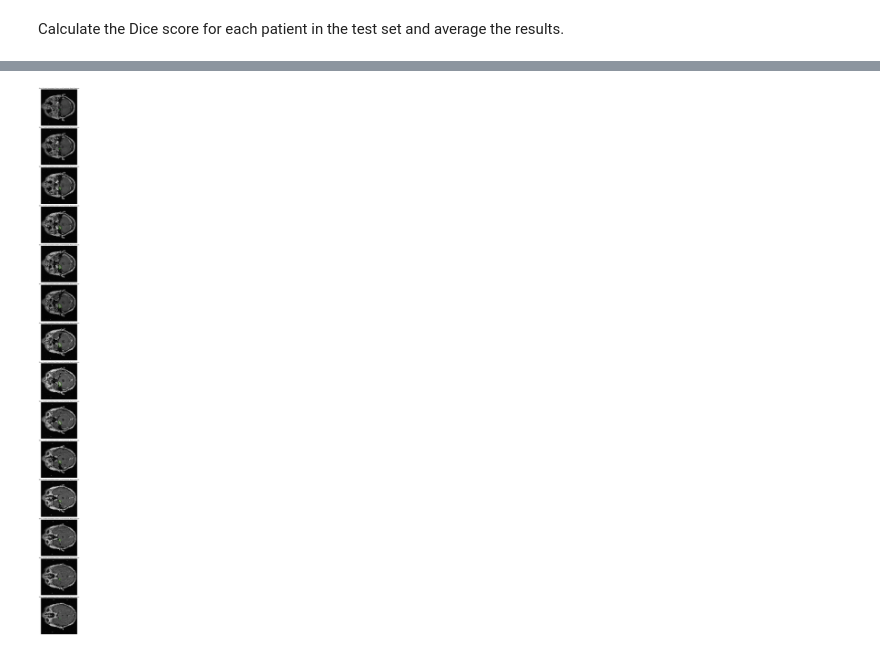
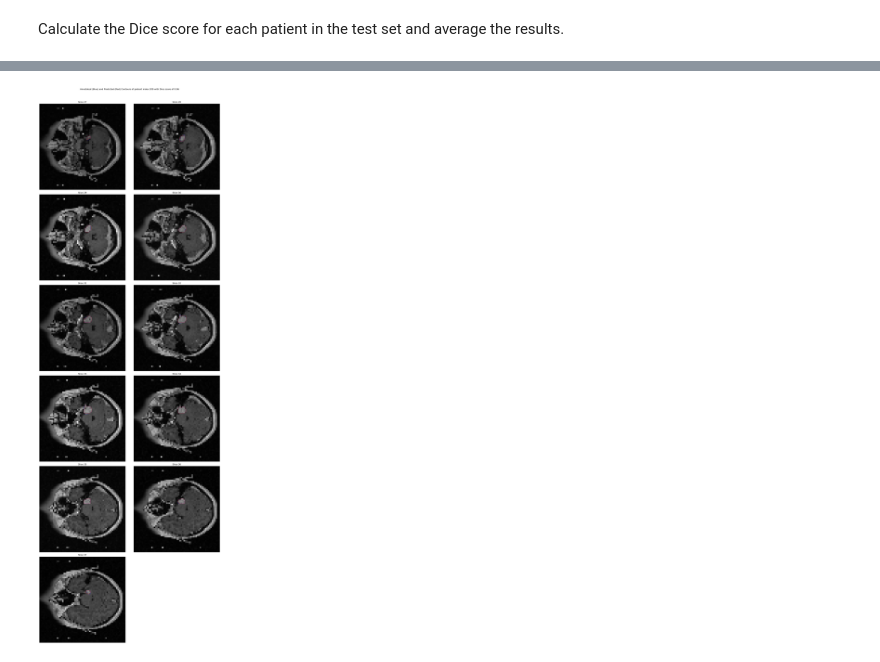
Before and after one commit to j00lie/thesis, a Jupyter notebook: train.ipynb, the cells around one changed output, grey strips where cells are left out. Drawn from its saved outputs; the diff is of its cells as text; code cells hidden in the pictures.

```diff
--- a/train.ipynb
+++ b/train.ipynb
@@ -295,47 +372,52 @@ def hausdorff95_distance(mask_true, mask_pred):
 # %%
-def plot_test_image_with_contours(index, X_test, Y_test):
+def plot_test_image_with_contours_multicolumn(index, X_test, Y_test, slices_per_row=2):
     """
-    Plots multiple slices of a 3D test image with annotated and predicted contours in the same figure.
+    Plots multiple slices of a 3D test image with annotated and predicted contours in a multi-column format.
 
     Parameters:
     - index: Index of the test image to plot.
     - X_test: Array of test images.
     - Y_test: Array of annotated masks/lines.
+    - slices_per_row: Number of slices to display per row.
     """
 
     # Extract the specified test image and its corresponding masks
     img = X_test[index]
     annotated_mask = Y_test[index]
 
-    # Predict the mask
+
     predicted_mask = model.predict(np.expand_dims(X_test[index, ...], axis=0))
+
     predicted_mask_t = predicted_mask > 0.5
     slice_indices = [
         i for i in range(img.shape[2]) if np.sum(annotated_mask[:, :, i]) > 0
-    ]
+    ]  # Get the slices where annotation exists
 
     num_slices = len(slice_indices)
-    plt.figure(figsize=(5, 5 * num_slices))
+    num_rows = int(np.ceil(num_slices / slices_per_row))
+
+    fig = plt.figure(figsize=(15, 7 * num_rows))
 
     for i, idx in enumerate(slice_indices):
-        plt.subplot(num_slices, 1, i + 1)  # Create a subplot for each slice
+        plt.subplot(num_rows, slices_per_row, i + 1)  # Create a subplot for each slice
 
         # Display the test image slice
         plt.imshow(img[:, :, idx], cmap="gray")
 
         # Display the annotated contour (in green color) for the slice
-        plt.contour(annotated_mask[:, :, idx], colors="g", linewidths=0.5, levels=[0.5])
+        plt.contour(annotated_mask[:, :, idx], colors="b", linewidths=0.5, levels=[0.5] )
 
         # Display the predicted contour (in red color) for the slice
         plt.contour(
-            predicted_mask_t[0, :, :, idx, 0], colors="r", linewidths=0.5
+            predicted_mask_t[0,:, :, idx,0], colors="r", linewidths=0.5,
         )
 
-        plt.title(f"Slice {idx} with Annotated (Green) and Predicted (Red) Contours")
+        plt.title(f"Slice {idx}")
         plt.axis("off")
 
     plt.tight_layout()
+    plt.suptitle(f'Annotated (Blue) and Predicted (Red) Contours of patient index {model_df["Patient Indices"].iloc[index]} with Dice score of {round(model_df["Dice"].iloc[index],2)}', y=1.02)
     plt.show()
 # %%
-plot_test_image_with_contours(-1, X_test, Y_test)
+plot_test_image_with_contours_multicolumn(3, X_test, Y_test)
 # %% [output]
@@ -343 +425 @@ plot_test_image_with_contours(-1, X_test, Y_test)
-[figure, old version]
+[figure, new version]
```
Also changed, not shown: parts of 20 cells of this notebook.
